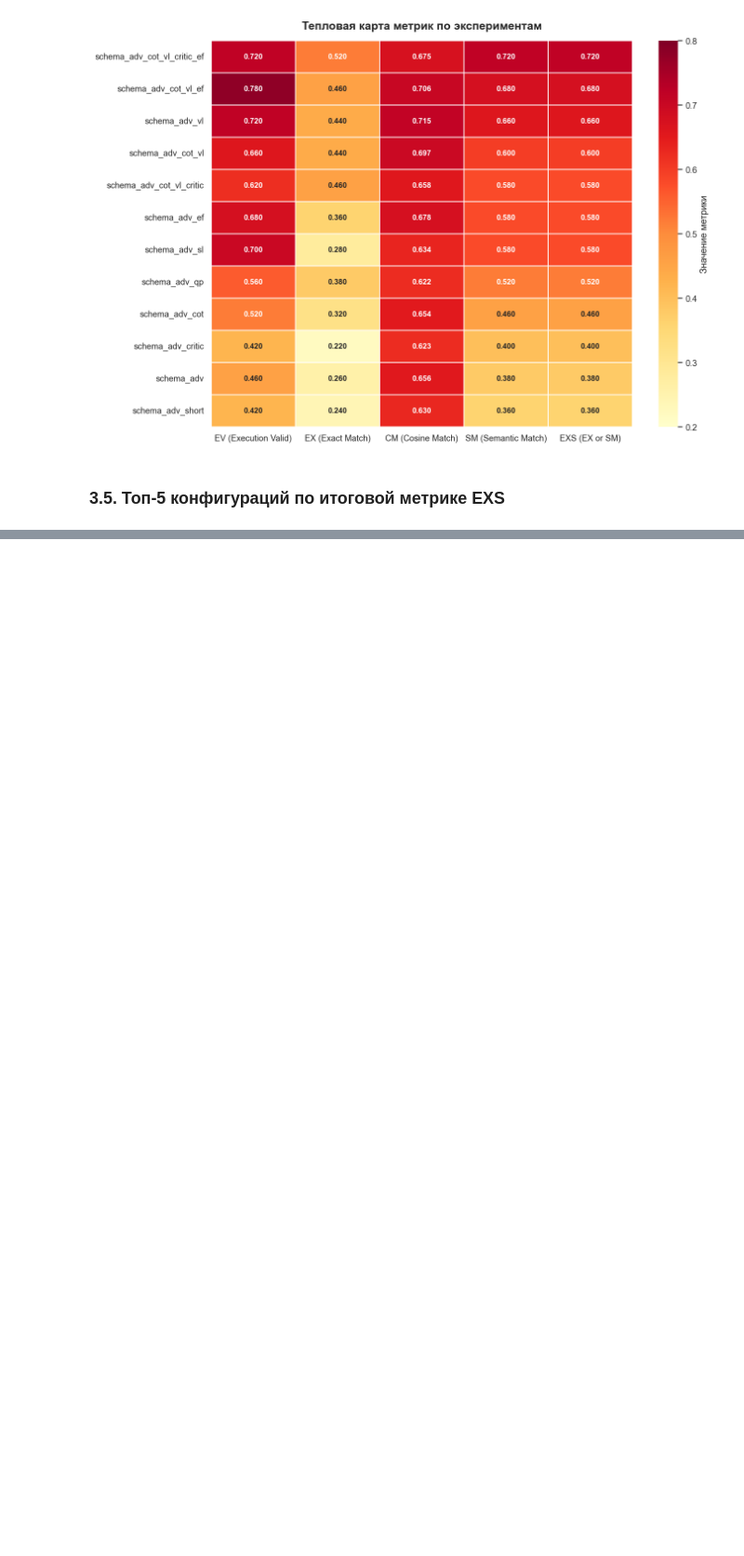
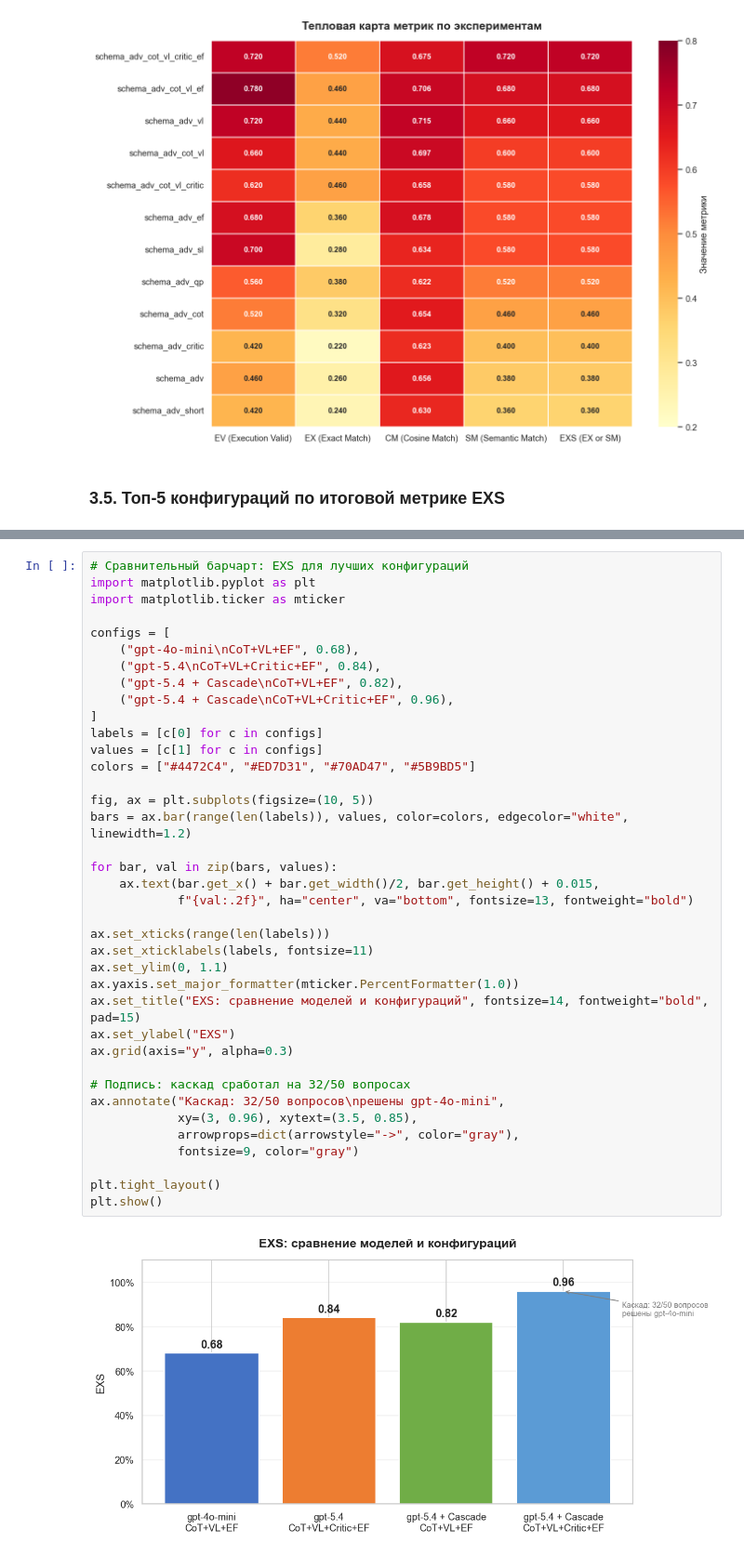
Before and after one commit to V-IT-Test/Text-2-1C, a Jupyter notebook: benchmarks/analysis.ipynb, the cells around one changed output, grey strips where cells are left out. Shown at 93% size. Saved outputs shown, nothing was run; the diff lists cells and outputs as text; blank space fills up the shorter version.

```diff
--- a/benchmarks/analysis.ipynb
+++ b/benchmarks/analysis.ipynb
@@ -343 +381,41 @@ for i, r in enumerate(top):
+# %%
+# Сравнительный барчарт: EXS для лучших конфигураций
+import matplotlib.pyplot as plt
+import matplotlib.ticker as mticker
+
+configs = [
+    ("gpt-4o-mini\nCoT+VL+EF", 0.68),
+    ("gpt-5.4\nCoT+VL+Critic+EF", 0.84),
+    ("gpt-5.4 + Cascade\nCoT+VL+EF", 0.82),
+    ("gpt-5.4 + Cascade\nCoT+VL+Critic+EF", 0.96),
+]
+labels = [c[0] for c in configs]
+values = [c[1] for c in configs]
+colors = ["#4472C4", "#ED7D31", "#70AD47", "#5B9BD5"]
+
+fig, ax = plt.subplots(figsize=(10, 5))
+bars = ax.bar(range(len(labels)), values, color=colors, edgecolor="white", linewidth=1.2)
+
+for bar, val in zip(bars, values):
+    ax.text(bar.get_x() + bar.get_width()/2, bar.get_height() + 0.015,
+            f"{val:.2f}", ha="center", va="bottom", fontsize=13, fontweight="bold")
+
+ax.set_xticks(range(len(labels)))
+ax.set_xticklabels(labels, fontsize=11)
+ax.set_ylim(0, 1.1)
+ax.yaxis.set_major_formatter(mticker.PercentFormatter(1.0))
+ax.set_title("EXS: сравнение моделей и конфигураций", fontsize=14, fontweight="bold", pad=15)
+ax.set_ylabel("EXS")
+ax.grid(axis="y", alpha=0.3)
+
+# Подпись: каскад сработал на 32/50 вопросах
+ax.annotate("Каскад: 32/50 вопросов\nрешены gpt-4o-mini",
+            xy=(3, 0.96), xytext=(3.5, 0.85),
+            arrowprops=dict(arrowstyle="->", color="gray"),
+            fontsize=9, color="gray")
+
+plt.tight_layout()
+plt.show()
+# %% [output]
+[figure, added]
 # %% [markdown]
```
Also changed, not shown: parts of 9 cells of this notebook, 17 other files.
